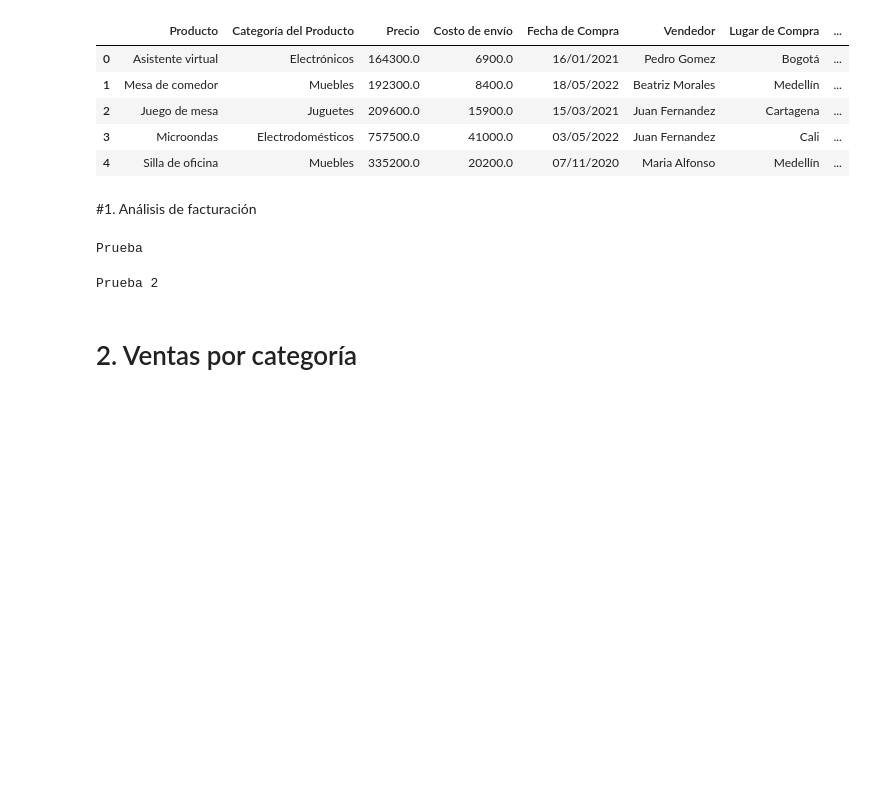
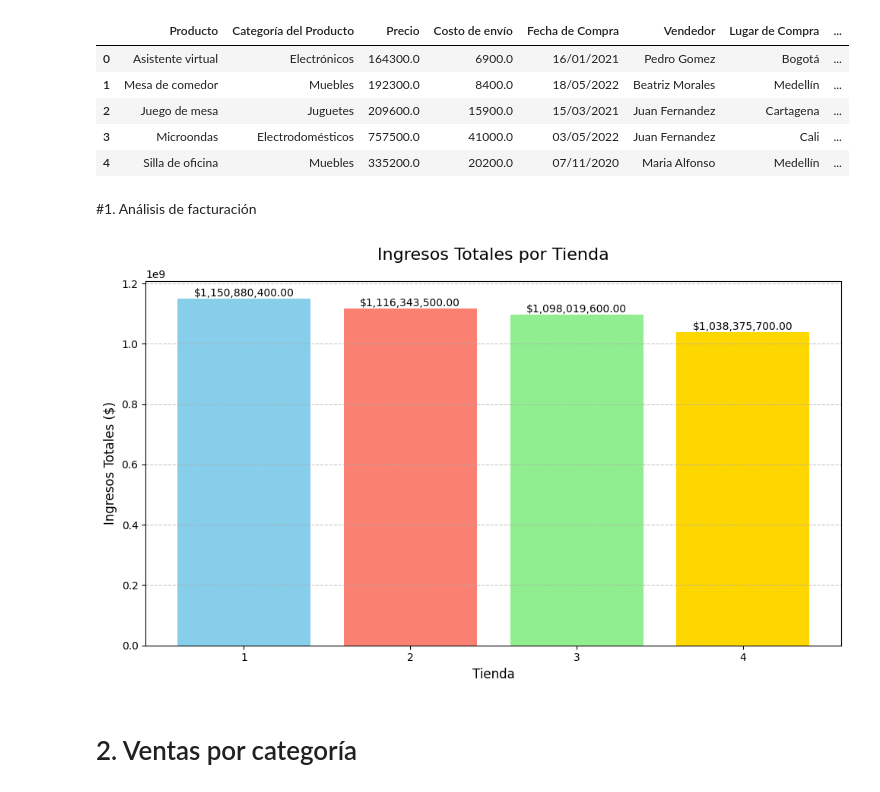
Before and after one commit to hectororuga/AluraStore, a Jupyter notebook: AluraStoreLatam.ipynb, the cells around one changed output. Cells and saved outputs as stored; diff of their text form; code cells hidden in the pictures; blank space fills up the shorter version.

```diff
--- a/AluraStoreLatam.ipynb
+++ b/AluraStoreLatam.ipynb
@@ -25,13 +25,54 @@ tienda.head()
 | 4 | Silla de oficina | Muebles | 335200.0 | 20200.0 | 07/11/2020 | Maria Alfonso | Medellín | ... |
 # %% [markdown]
 #1. Análisis de facturación
-# %%
-print("Prueba")
-# %% [output]
-Prueba
-# %%
-print("Prueba 2")
-# %% [output]
-Prueba 2
+# %%
+# Creación de DataFrames individuales para cada tienda y cálculo de ingresos totales
+df_tienda1 = pd.DataFrame(tienda) # Convertir datos brutos a DataFrame estructurado
+total_ingreso_t1 = df_tienda1['Precio'].sum() # Sumar todos los valores en columna 'Precio'
+
+df_tienda2 = pd.DataFrame(tienda2)
+total_ingreso_t2 = df_tienda2['Precio'].sum()
+
+df_tienda3 = pd.DataFrame(tienda3)
+total_ingreso_t3 = df_tienda3['Precio'].sum()
+
+df_tienda4 = pd.DataFrame(tienda4)
+total_ingreso_t4 = df_tienda4['Precio'].sum()
+
+# Diccionario para organizar la información de todas las tiendas
+ingresos_tiendas = {
+    'Tienda': ['1', '2', '3', '4'],
+    'Total Ingresos': [total_ingreso_t1, total_ingreso_t2, total_ingreso_t3, total_ingreso_t4]
+}
+
+# Creación del DataFrame final para análisis
+df_ingresos_tiendas = pd.DataFrame(ingresos_tiendas)
+df_ingresos_tiendas  # Mostrar el DataFrame resultante
+
+import matplotlib.pyplot as plt
+
+# Crear el gráfico de barras
+plt.figure(figsize=(10, 6))  # Tamaño del gráfico
+bars = plt.bar(df_ingresos_tiendas['Tienda'], df_ingresos_tiendas['Total Ingresos'],
+               color=['skyblue', 'salmon', 'lightgreen', 'gold'])
+
+# Personalizar el gráfico
+plt.title('Ingresos Totales por Tienda', fontsize=16, pad=20)
+plt.xlabel('Tienda', fontsize=12)
+plt.ylabel('Ingresos Totales ($)', fontsize=12)
+plt.grid(axis='y', linestyle='--', alpha=0.7)
+
+# Añadir los valores en cada barra
+for bar in bars:
+    height = bar.get_height()
+    plt.text(bar.get_x() + bar.get_width()/2., height,
+             f'${height:,.2f}',
+             ha='center', va='bottom', fontsize=10)
+
+# Mostrar el gráfico
+plt.tight_layout()
+plt.show()
+# %% [output]
+[figure, added]
 # %% [markdown]
 # 2. Ventas por categoría
```
Also changed, not shown: parts of 4 cells of this notebook.
